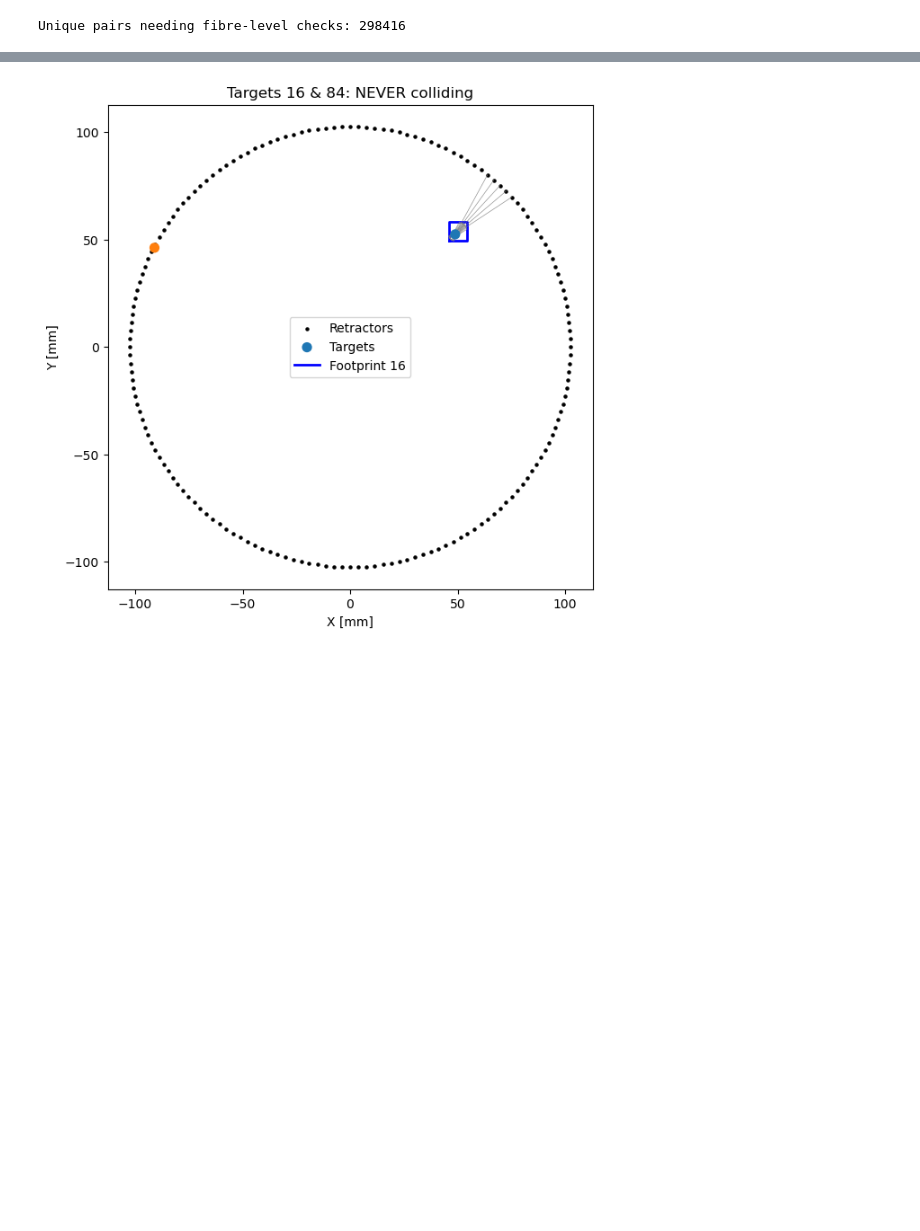
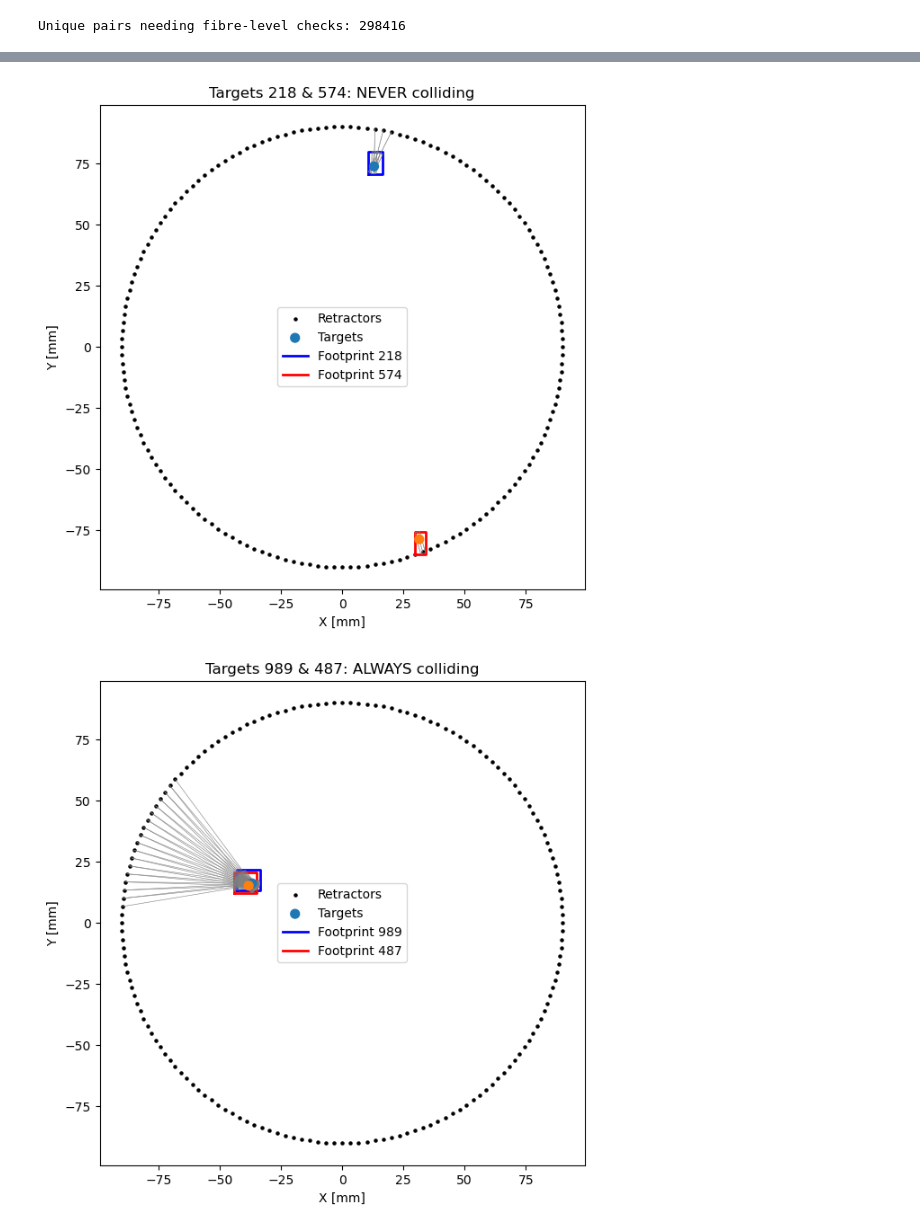
Before and after one commit to fvwallauer/MASt_Project_Cam, a Jupyter notebook: Wk8-2_collision_matrix.ipynb, the cells around one changed output, grey strips where cells are left out. Cells and saved outputs as stored; diff of their text form; code cells hidden in the pictures; blank space fills up the shorter version.

```diff
--- a/Wk8-2_collision_matrix.ipynb
+++ b/Wk8-2_collision_matrix.ipynb
@@ -5,6 +5,12 @@ import random
 import jax
 import jax.numpy as jnp
 from jax import jit
+
+plt.rcParams['font.family'] = 'DeJavu Serif'
+plt.rcParams['font.serif'] = ['Computer Modern']
+plt.rcParams.update({'font.size': 14})
+plt.rc('xtick', labelsize=15)
+plt.rc('ytick', labelsize=15)
 # %% [markdown]
 ## Setup
 # %%
@@ -633,0 +633,14 @@ Array([[-1, -1, -1, ..., -1, -1,  0],
+# %%
+E = 29
+
+t1 = list(collision_matrix.keys())[E][0]
+t2 = list(collision_matrix.keys())[E][1]
+block = collision_matrix[(t1,t2)]
+
+Fi = len(reachable_fibres_per_target[t1])
+Fj = len(reachable_fibres_per_target[t2])
+
+print("Expected shape:", (Fi, Fj))
+print("Actual shape:  ", block.shape)
+
+print("Match?", block.shape == (Fi, Fj))
@@ -861,46 +886,47 @@ def plot_sometimes_colliding_pair(
 # %%
 # NEVER colliding example
 
 minx_np = np.asarray(xmin)
 miny_np = np.asarray(ymin)
 maxx_np = np.asarray(xmax)
 maxy_np = np.asarray(ymax)
 
 
 idxs_never = np.argwhere(collision_kind == -1)
 t1, t2 = map(int, random.choice(idxs_never))
 plot_never_colliding_pair(t1, t2,
                         px, py,
                         minx_np, miny_np, maxx_np, maxy_np,
                         allowed, vertices,
                         retractor_x, retractor_y,
                         n_tiers)
 
-# # ALWAYS colliding example
-# idxs_always = np.argwhere(collision_kind == 1)
-# t1, t2 = map(int, random.choice(idxs_always))
-# plot_always_colliding_pair(t1, t2,
-#                            px, py,
-#                            minx_np, miny_np, maxx_np, maxy_np,
-#                            allowed, vertices,
-#                            retractor_x, retractor_y,
-#                            n_tiers)
+# ALWAYS colliding example
+idxs_always = np.argwhere(collision_kind == 1)
+t1, t2 = map(int, random.choice(idxs_always))
+plot_always_colliding_pair(t1, t2,
+                           px, py,
+                           minx_np, miny_np, maxx_np, maxy_np,
+                           allowed, vertices,
+                           retractor_x, retractor_y,
+                           n_tiers)
 
-# # SOMETIMES colliding example
-# idxs_some = np.argwhere(collision_kind == 0)
-# t1, t2 = map(int, random.choice(idxs_some))
-# plot_sometimes_colliding_pair(
-#     t1, t2,
-#     px, py,
-#     minx_np, miny_np, maxx_np, maxy_np,
-#     vertices,
-#     allowed,
-#     retractor_x, retractor_y,
-#     n_tiers,
-#     collision_blocks,
-#     reachable_fibres_per_target,
-#     collision_kind,
-#     max_combos=300,  # to avoid over-plotting
-# )
+# SOMETIMES colliding example
+idxs_some = np.argwhere(collision_kind == 0)
+t1, t2 = map(int, random.choice(idxs_some))
+plot_sometimes_colliding_pair(
+    t1, t2,
+    px, py,
+    minx_np, miny_np, maxx_np, maxy_np,
+    vertices,
+    allowed,
+    retractor_x, retractor_y,
+    n_tiers,
+    collision_matrix,
+    reachable_fibres_per_target,
+    collision_kind,
+    max_combos=300,  # to avoid over-plotting
+)
 # %% [output]
-[figure, old version]
+[figure, new version]
+[figure, added]
```
Also changed, not shown: parts of 15 cells of this notebook.
